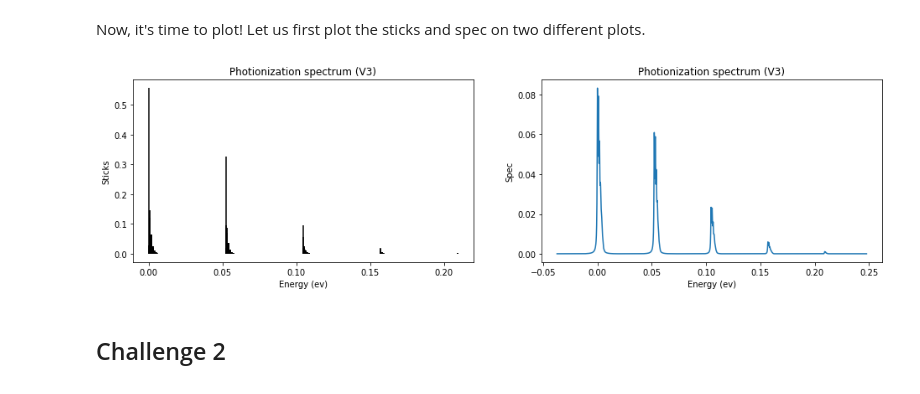
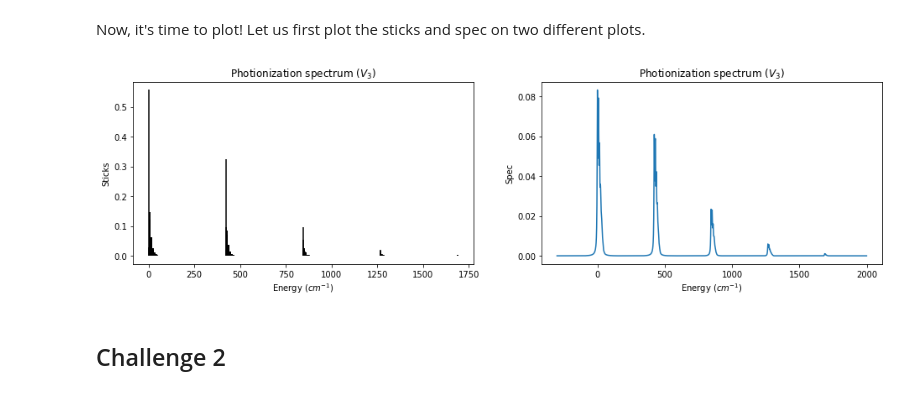
Before and after one commit to CDL-Quantum/CohortProject_2020, a Jupyter notebook: Project_3_Franck_Condon_Factors/Task2.ipynb, the cells around one changed output. Cells and saved outputs as stored; diff of their text form; code cells hidden in the pictures.

```diff
--- a/Project_3_Franck_Condon_Factors/Task2.ipynb
+++ b/Project_3_Franck_Condon_Factors/Task2.ipynb
@@ -8,29 +8,27 @@ import matplotlib.pyplot as plt
 # %% [markdown]
 Now we import the files `V3.sticks.out` and `V3.spec.out` into numpy arrays, so that we can plot them.
 # %%
-sticks = np.loadtxt("Task2Code/output/V3.sticks.out", delimiter=" ")
-spec = np.loadtxt("Task2Code/output/V3.spec.out", delimiter="  ")
+sticks = np.loadtxt("common/FC/output/V3.sticks.out", delimiter=" ")
+spec = np.loadtxt("common/FC/output/V3.spec.out", delimiter="  ")
 # %% [markdown]
 Now, it's time to plot! Let us first plot the sticks and spec on two different plots.
 # %%
-invcm_to_ev = 0.000123984
-
 plt.figure(figsize=(16, 4))
 plt.subplot(1, 2, 1)
-plt.vlines(invcm_to_ev * sticks[:, 0], 0, sticks[:, 1])
-plt.title('Photionization spectrum (V3)')
-plt.xlabel('Energy (ev)')
+plt.vlines(sticks[:, 0], 0, sticks[:, 1])
+plt.title('Photionization spectrum ($V_3$)')
+plt.xlabel('Energy ($cm^{-1}$)')
 plt.ylabel('Sticks')
 
 plt.subplot(1, 2, 2)
-plt.plot(invcm_to_ev * spec[:, 0], spec[:, 1])
-plt.title('Photionization spectrum (V3)')
-plt.xlabel('Energy (ev)')
+plt.plot(spec[:, 0], spec[:, 1])
+plt.title('Photionization spectrum ($V_3$)')
+plt.xlabel('Energy ($cm^{-1}$)')
 plt.ylabel('Spec')
 
 plt.show()
 # %% [output]
-[figure, old version]
+[figure, new version]
 # %% [markdown]
 ## Challenge 2
 # %% [markdown]
```
Also changed, not shown: parts of 2 cells of this notebook, 20 other files.
